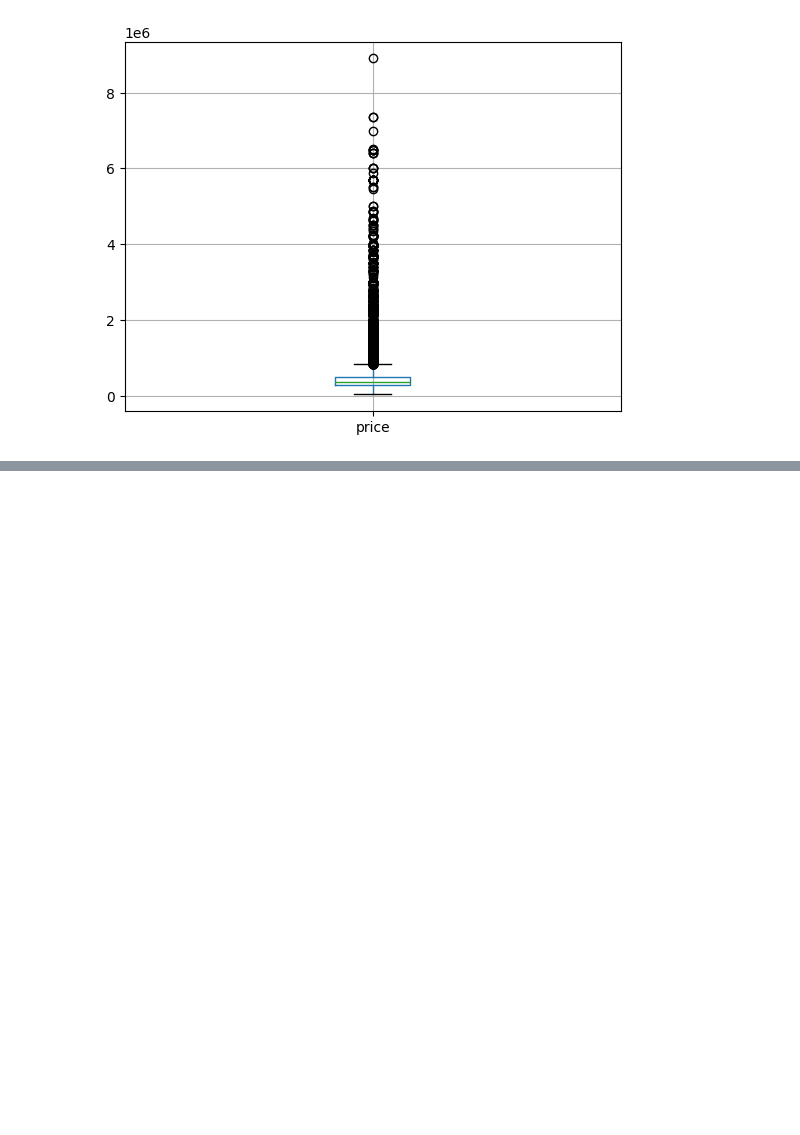
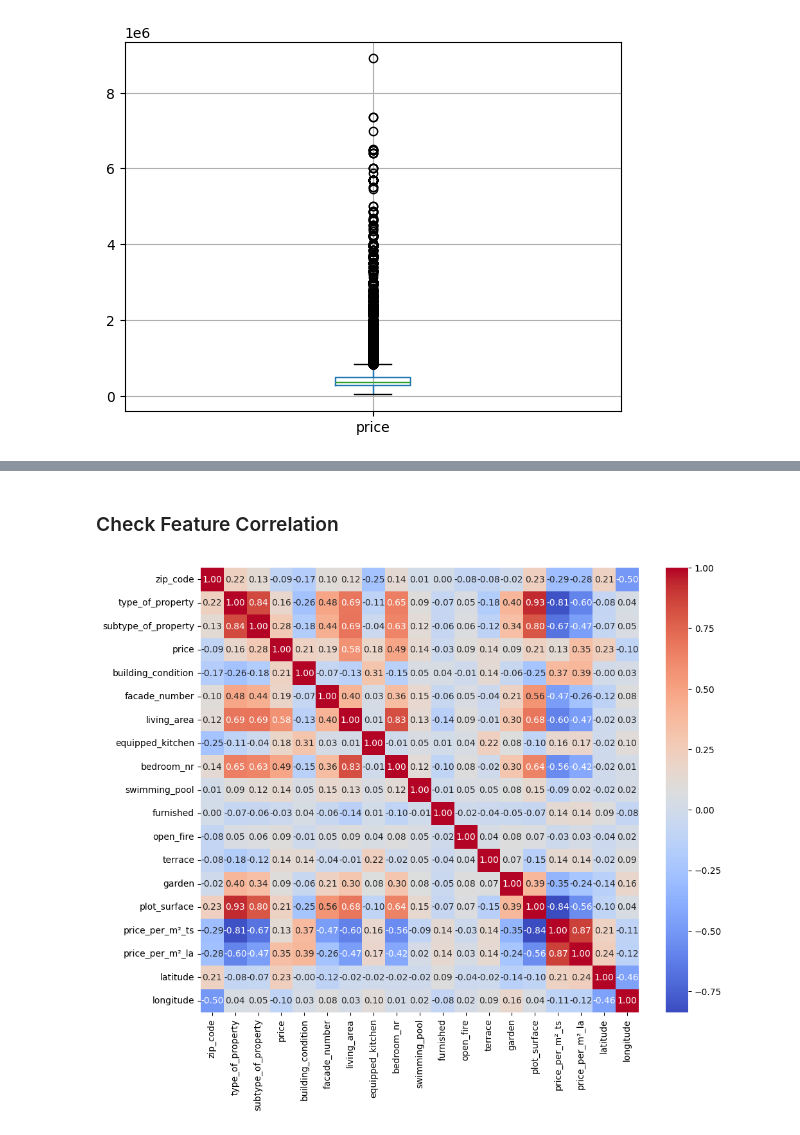
Before and after one commit to Miriam-Stoehr/challenge-regression, a Jupyter notebook: 2-feature-engineering.ipynb, the cells around one changed output, grey strips where cells are left out. Cells and saved outputs as stored; diff of their text form; code cells hidden in the pictures; blank space fills up the shorter version.

```diff
--- a/2-feature-engineering.ipynb
+++ b/2-feature-engineering.ipynb
@@ -67,0 +102,24 @@ df_encoded['price_per_m²_la'] = (df_encoded['price'] / df_encoded['living_area'
+# %%
+from geopy.geocoders import Nominatim
+import pandas as pd
+
+# Get list of unique communes
+communes = df_encoded['commune'].unique()
+
+# Initialize geocoder
+geolocator = Nominatim(user_agent="geoapi")
+
+# Get latitude and longitude
+def get_lat_lon(commune):
+    location = geolocator.geocode(commune + ", Belgium")
+    if location:
+        return location.latitude, location.longitude
+    else:
+        return None, None
+
+# Create a DataFrame with unique communes and their lat/lon
+commune_lat_lon = pd.DataFrame(communes, columns=['commune'])
+commune_lat_lon[['latitude', 'longitude']] = commune_lat_lon['commune'].apply(get_lat_lon).apply(pd.Series)
+
+# Map the latitude and longitude to the original df_encoded
+df_encoded = df_encoded.merge(commune_lat_lon, on='commune', how='left')
@@ -67,0 +177,20 @@ df_encoded['price_per_m²_la'] = (df_encoded['price'] / df_encoded['living_area'
+# %% [markdown]
+### Check Feature Correlation
+# %%
+# Select only numerical columns (e.g., int and float types)
+numerical_df = df_encoded.select_dtypes(include=['number'])
+# %%
+# Compute the Spearman correlation matrix
+corr_matrix = numerical_df.corr(method='spearman')
+
+# Display the correlation matrix using a heatmap
+import seaborn as sns
+import matplotlib.pyplot as plt
+
+# Set the figure size to make the heatmap larger
+plt.figure(figsize=(11, 9))  # Adjust the size to your preference
+
+sns.heatmap(corr_matrix, annot=True, cmap='coolwarm', fmt='.2f')
+plt.show()
+# %% [output]
+[figure, added]
```
Also changed, not shown: parts of 19 cells of this notebook, 8 other files.
